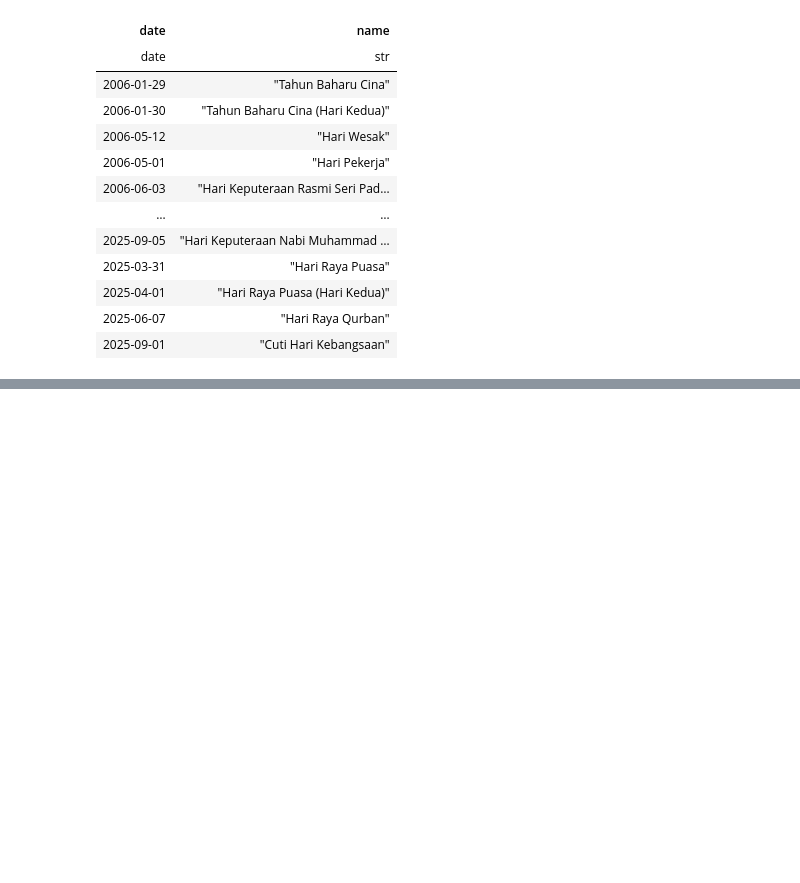
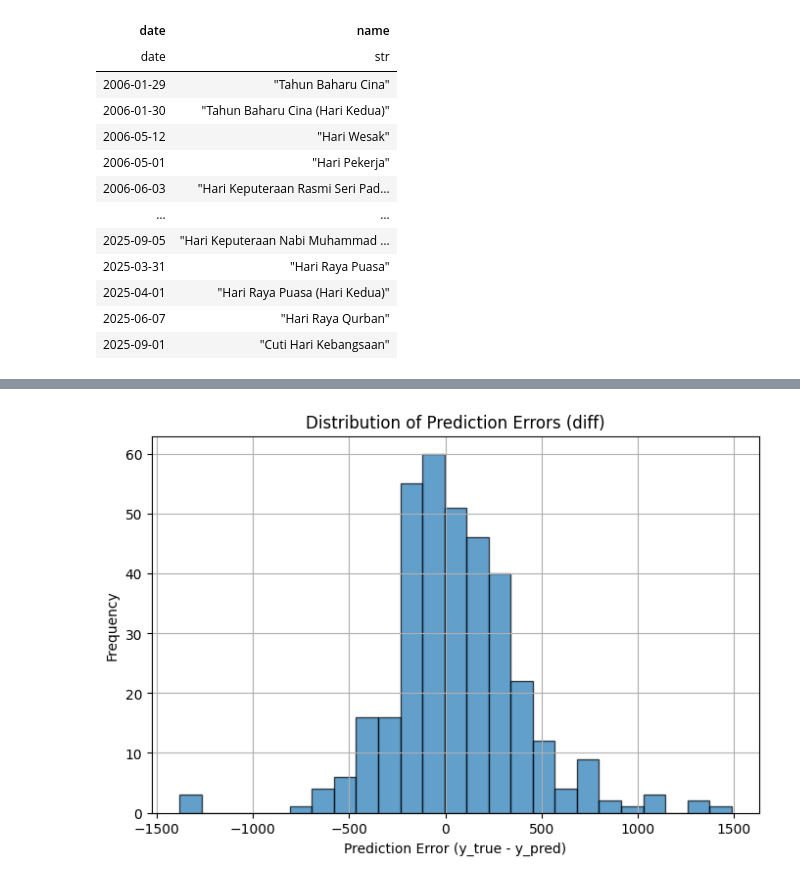
Before and after one commit to jasperschroeder/MalaysiaBloodDonations, a Jupyter notebook: 2_Model_Building.ipynb, the cells around one changed output, grey strips where cells are left out. Cells and saved outputs as stored; diff of their text form; code cells hidden in the pictures; blank space fills up the shorter version.

```diff
--- a/2_Model_Building.ipynb
+++ b/2_Model_Building.ipynb
@@ -386,0 +391,10 @@ shape: (355, 5)
+# %%
+plt.figure(figsize=(8, 5))
+plt.hist(pred_df["diff"], bins=25, edgecolor='k', alpha=0.7)
+plt.title("Distribution of Prediction Errors (diff)")
+plt.xlabel("Prediction Error (y_true - y_pred)")
+plt.ylabel("Frequency")
+plt.grid(True)
+plt.show()
+# %% [output]
+[figure, added]
```
Also changed, not shown: parts of 9 cells of this notebook, 1 other file.
